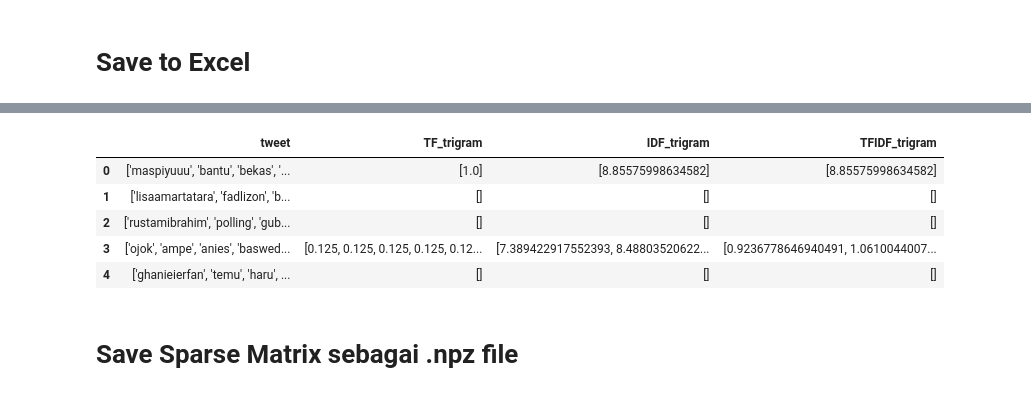
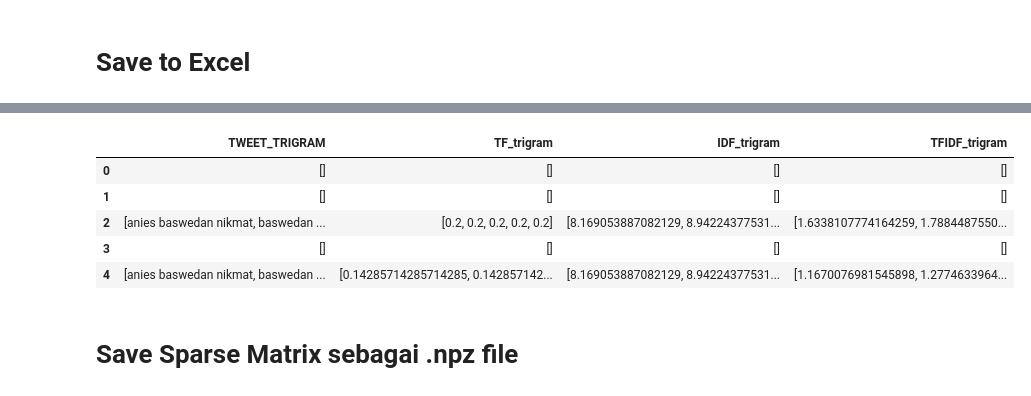
Before and after one commit to Muhammad-Yunus/Neural-Network, a Jupyter notebook: 3. Convolutional Neural Network/Pembobotan TF-IDF/2. Pembobotan TF-IDF.ipynb, the cells around one changed output, grey strips where cells are left out. Drawn from its saved outputs; the diff is of its cells as text; code cells hidden in the pictures.

```diff
--- a/3. Convolutional Neural Network/Pembobotan TF-IDF/2. Pembobotan TF-IDF.ipynb
+++ b/3. Convolutional Neural Network/Pembobotan TF-IDF/2. Pembobotan TF-IDF.ipynb
@@ -4,7 +4,7 @@
 import pandas as pd
 import numpy as np
 
-TWEET_DATA = pd.read_csv("Text_Preprocessing_v2.csv", usecols=["label", "tweet_tokens_stemmed"])
+TWEET_DATA = pd.read_csv("Text_Preprocessing.csv", usecols=["label", "tweet_tokens_stemmed"])
 TWEET_DATA.columns = ["label", "tweet"]
 
 TWEET_DATA.head()
@@ -385,0 +374,15 @@ array position 993       0.166667        7.101741        1.183623        yah
+# %%
+#bigram
+idx_sample = 1
+
+print("Show TFIDF sample ke-" + str(idx_sample), "\n")
+print(TWEET_DATA["tweet"][idx_sample], "\n")
+
+print("\t\t\t", "TF", "\t\t", "IDF", "\t\t", "TF-IDF", "\t", "Term\n")
+for i, item in enumerate(zip(tf_mat_bigram[idx_sample], idf_mat_bigram, tfidf_mat_bigram[idx_sample], terms_bigram)):
+    if(item[2] != 0.0):
+        print ("array position " + str(i) + "\t",
+               "%.6f" % item[0], "\t",
+               "%.6f" % item[1], "\t",
+               "%.6f" % item[2], "\t",
+               item[3])
@@ -441,5 +452,11 @@ def get_TFIDF_bigram(row):
 
 TWEET_DATA["TFIDF_BIGRAM"] = TWEET_DATA.apply(get_TFIDF_bigram, axis=1)
 
-TWEET_DATA[["tweet", "TF_BIGRAM", "IDF_BIGRAM", "TFIDF_BIGRAM"]].head()
+def get_Term_bigram(row):
+    idx = row.name
+    return [item[1] for item in zip(tf_mat_bigram[idx], terms_bigram) if item[0] != 0.0]
+
+TWEET_DATA["TWEET_BIGRAM"] = TWEET_DATA.apply(get_Term_bigram, axis=1)
+
+TWEET_DATA[["TWEET_BIGRAM", "TF_BIGRAM", "IDF_BIGRAM", "TFIDF_BIGRAM"]].head()
 # %% [output]
@@ -456,30 +473,36 @@ TWEET_DATA[["tweet", "TF_BIGRAM", "IDF_BIGRAM", "TFIDF_BIGRAM"]].to_excel("TFIDF
 # %%
 def get_TF_trigram(row):
     idx = row.name
     return [tf for tf in tf_mat_trigram[idx] if tf != 0.0]
 
 TWEET_DATA["TF_trigram"] = TWEET_DATA.apply(get_TF_trigram, axis=1)
 
 def get_IDF_trigram(row):
     idx = row.name
     return [item[1] for item in zip(tf_mat_trigram[idx], idf_mat_trigram) if item[0] != 0.0]
 
 TWEET_DATA["IDF_trigram"] = TWEET_DATA.apply(get_IDF_trigram, axis=1)
 
 def get_TFIDF_trigram(row):
     idx = row.name
     return [tfidf for tfidf in tfidf_mat_trigram[idx] if tfidf != 0.0]
 
 TWEET_DATA["TFIDF_trigram"] = TWEET_DATA.apply(get_TFIDF_trigram, axis=1)
 
-TWEET_DATA[["tweet", "TF_trigram", "IDF_trigram", "TFIDF_trigram"]].head()
+def get_Term_trigram(row):
+    idx = row.name
+    return [item[1] for item in zip(tf_mat_trigram[idx], terms_trigram) if item[0] != 0.0]
+
+TWEET_DATA["TWEET_TRIGRAM"] = TWEET_DATA.apply(get_Term_trigram, axis=1)
+
+TWEET_DATA[["TWEET_TRIGRAM", "TF_trigram", "IDF_trigram", "TFIDF_trigram"]].head()
 # %% [output]
-|  | tweet | TF_trigram | IDF_trigram | TFIDF_trigram |
-| 0 | ['maspiyuuu', 'bantu', 'bekas', '... | [1.0] | [8.85575998634582] | [8.85575998634582] |
-| 1 | ['lisaamartatara', 'fadlizon', 'b... | [] | [] | [] |
-| 2 | ['rustamibrahim', 'polling', 'gub... | [] | [] | [] |
-| 3 | ['ojok', 'ampe', 'anies', 'baswed... | [0.125, 0.125, 0.125, 0.125, 0.12... | [7.389422917552393, 8.48803520622... | [0.9236778646940491, 1.0610044007... |
-| 4 | ['ghanieierfan', 'temu', 'haru', ... | [] | [] | [] |
+|  | TWEET_TRIGRAM | TF_trigram | IDF_trigram | TFIDF_trigram |
+| 0 | [] | [] | [] | [] |
+| 1 | [] | [] | [] | [] |
+| 2 | [anies baswedan nikmat, baswedan ... | [0.2, 0.2, 0.2, 0.2, 0.2] | [8.169053887082129, 8.94224377531... | [1.6338107774164259, 1.7884487550... |
+| 3 | [] | [] | [] | [] |
+| 4 | [anies baswedan nikmat, baswedan ... | [0.14285714285714285, 0.142857142... | [8.169053887082129, 8.94224377531... | [1.1670076981545898, 1.2774633964... |
 # %%
 # save TFIDF Trigram to Excel
 
```
Also changed, not shown: parts of 11 cells of this notebook.
